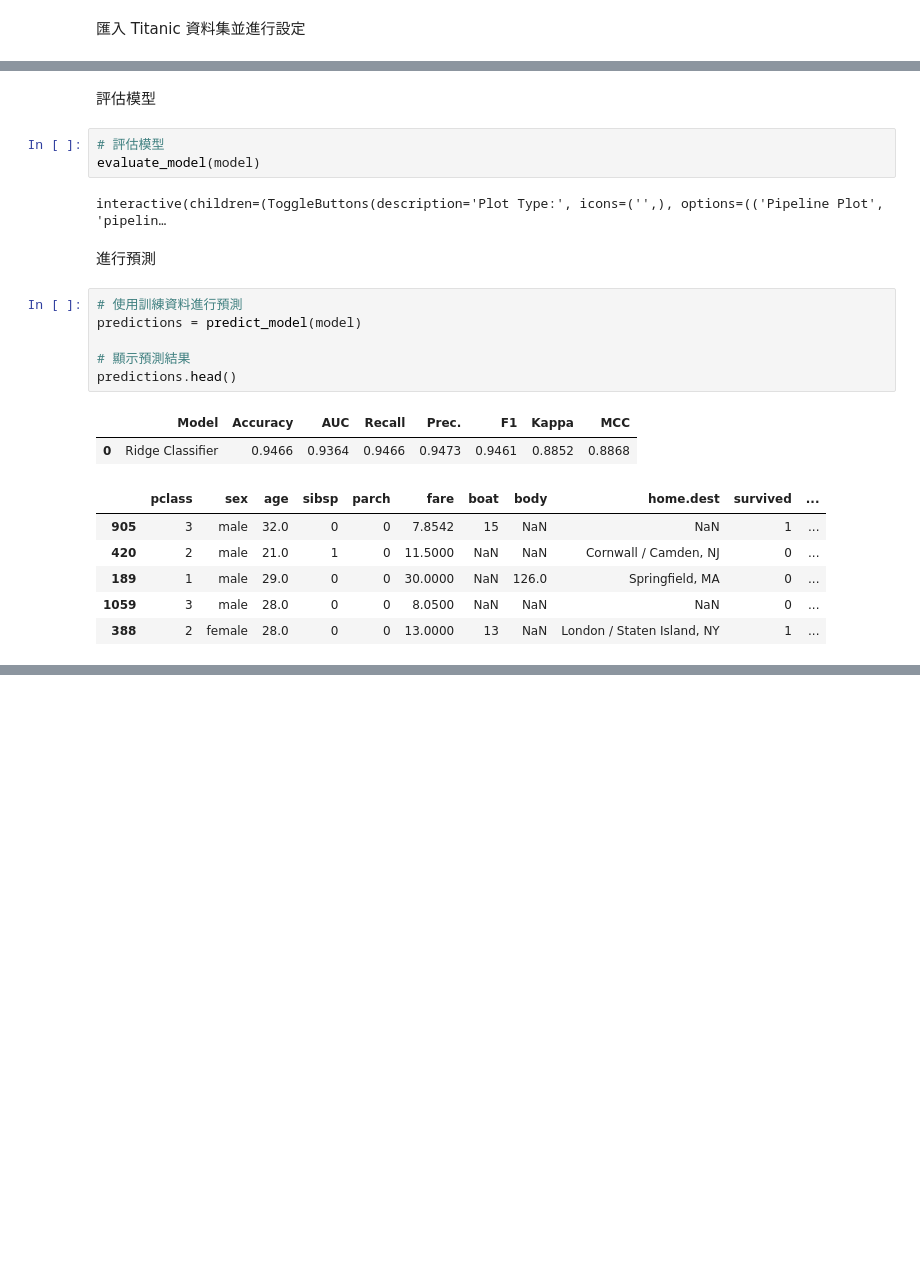
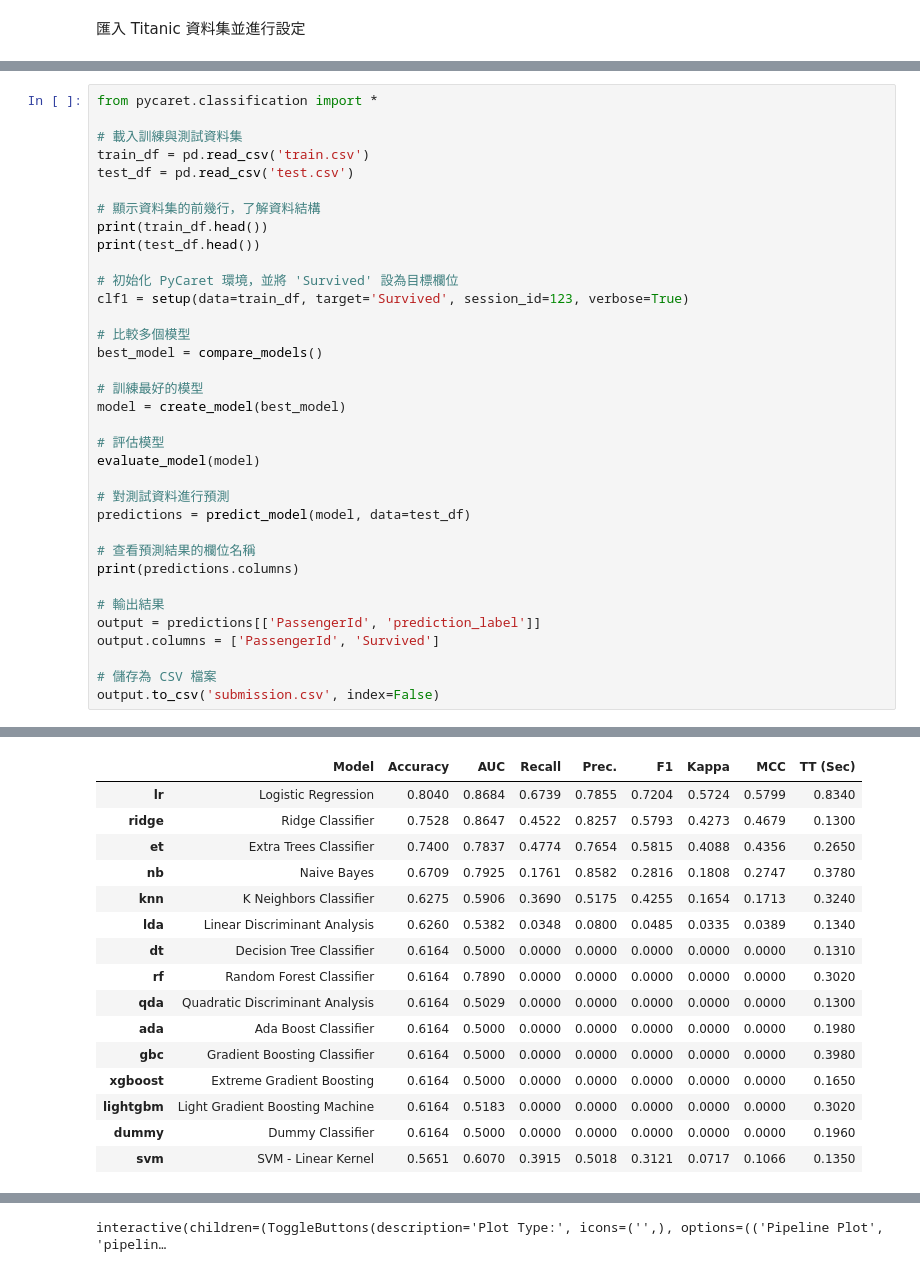
Before and after one commit to shawn077lyc/AIoT, a Jupyter notebook: HW4/HW4_1.ipynb, the cells around one changed output, grey strips where cells are left out. Drawn from its saved outputs; the diff is of its cells as text; blank space fills up the shorter version.

```diff
--- a/HW4/HW4_1.ipynb
+++ b/HW4/HW4_1.ipynb
@@ -115,24 +25,36 @@ model = create_model(best_model)
-# %% [markdown]
-評估模型
-# %%
-# 評估模型
-evaluate_model(model)
-# %% [output]
-interactive(children=(ToggleButtons(description='Plot Type:', icons=('',), options=(('Pipeline Plot', 'pipelin…
-# %% [markdown]
-進行預測
-# %%
-# 使用訓練資料進行預測
-predictions = predict_model(model)
-
-# 顯示預測結果
-predictions.head()
-# %% [output]
-|  | Model | Accuracy | AUC | Recall | Prec. | F1 | Kappa | MCC |
-| 0 | Ridge Classifier | 0.9466 | 0.9364 | 0.9466 | 0.9473 | 0.9461 | 0.8852 | 0.8868 |
-|  | pclass | sex | age | sibsp | parch | fare | boat | body | home.dest | survived | ... |
-| 905 | 3 | male | 32.0 | 0 | 0 | 7.8542 | 15 | NaN | NaN | 1 | ... |
-| 420 | 2 | male | 21.0 | 1 | 0 | 11.5000 | NaN | NaN | Cornwall / Camden, NJ | 0 | ... |
-| 189 | 1 | male | 29.0 | 0 | 0 | 30.0000 | NaN | 126.0 | Springfield, MA | 0 | ... |
-| 1059 | 3 | male | 28.0 | 0 | 0 | 8.0500 | NaN | NaN | NaN | 0 | ... |
-| 388 | 2 | female | 28.0 | 0 | 0 | 13.0000 | 13 | NaN | London / Staten Island, NY | 1 | ... |
+# %%
+from pycaret.classification import *
+
+# 載入訓練與測試資料集
+train_df = pd.read_csv('train.csv')
+test_df = pd.read_csv('test.csv')
+
+# 顯示資料集的前幾行，了解資料結構
+print(train_df.head())
+print(test_df.head())
+
+# 初始化 PyCaret 環境，並將 'Survived' 設為目標欄位
+clf1 = setup(data=train_df, target='Survived', session_id=123, verbose=True)
+
+# 比較多個模型
+best_model = compare_models()
+
+# 訓練最好的模型
+model = create_model(best_model)
+
+# 評估模型
+evaluate_model(model)
+
+# 對測試資料進行預測
+predictions = predict_model(model, data=test_df)
+
+# 查看預測結果的欄位名稱
+print(predictions.columns)
+
+# 輸出結果
+output = predictions[['PassengerId', 'prediction_label']]
+output.columns = ['PassengerId', 'Survived']
+
+# 儲存為 CSV 檔案
+output.to_csv('submission.csv', index=False)
+# %% [output]
@@ -138,0 +96,16 @@ predictions.head()
+|  | Model | Accuracy | AUC | Recall | Prec. | F1 | Kappa | MCC | TT (Sec) |
+| lr | Logistic Regression | 0.8040 | 0.8684 | 0.6739 | 0.7855 | 0.7204 | 0.5724 | 0.5799 | 0.8340 |
+| ridge | Ridge Classifier | 0.7528 | 0.8647 | 0.4522 | 0.8257 | 0.5793 | 0.4273 | 0.4679 | 0.1300 |
+| et | Extra Trees Classifier | 0.7400 | 0.7837 | 0.4774 | 0.7654 | 0.5815 | 0.4088 | 0.4356 | 0.2650 |
+| nb | Naive Bayes | 0.6709 | 0.7925 | 0.1761 | 0.8582 | 0.2816 | 0.1808 | 0.2747 | 0.3780 |
+| knn | K Neighbors Classifier | 0.6275 | 0.5906 | 0.3690 | 0.5175 | 0.4255 | 0.1654 | 0.1713 | 0.3240 |
+| lda | Linear Discriminant Analysis | 0.6260 | 0.5382 | 0.0348 | 0.0800 | 0.0485 | 0.0335 | 0.0389 | 0.1340 |
+| dt | Decision Tree Classifier | 0.6164 | 0.5000 | 0.0000 | 0.0000 | 0.0000 | 0.0000 | 0.0000 | 0.1310 |
+| rf | Random Forest Classifier | 0.6164 | 0.7890 | 0.0000 | 0.0000 | 0.0000 | 0.0000 | 0.0000 | 0.3020 |
+| qda | Quadratic Discriminant Analysis | 0.6164 | 0.5029 | 0.0000 | 0.0000 | 0.0000 | 0.0000 | 0.0000 | 0.1300 |
+| ada | Ada Boost Classifier | 0.6164 | 0.5000 | 0.0000 | 0.0000 | 0.0000 | 0.0000 | 0.0000 | 0.1980 |
+| gbc | Gradient Boosting Classifier | 0.6164 | 0.5000 | 0.0000 | 0.0000 | 0.0000 | 0.0000 | 0.0000 | 0.3980 |
+| xgboost | Extreme Gradient Boosting | 0.6164 | 0.5000 | 0.0000 | 0.0000 | 0.0000 | 0.0000 | 0.0000 | 0.1650 |
+| lightgbm | Light Gradient Boosting Machine | 0.6164 | 0.5183 | 0.0000 | 0.0000 | 0.0000 | 0.0000 | 0.0000 | 0.3020 |
+| dummy | Dummy Classifier | 0.6164 | 0.5000 | 0.0000 | 0.0000 | 0.0000 | 0.0000 | 0.0000 | 0.1960 |
+| svm | SVM - Linear Kernel | 0.5651 | 0.6070 | 0.3915 | 0.5018 | 0.3121 | 0.0717 | 0.1066 | 0.1350 |
@@ -138,0 +129 @@ predictions.head()
+interactive(children=(ToggleButtons(description='Plot Type:', icons=('',), options=(('Pipeline Plot', 'pipelin…
```
Also changed, not shown: parts of 8 cells of this notebook, 2 other files.
